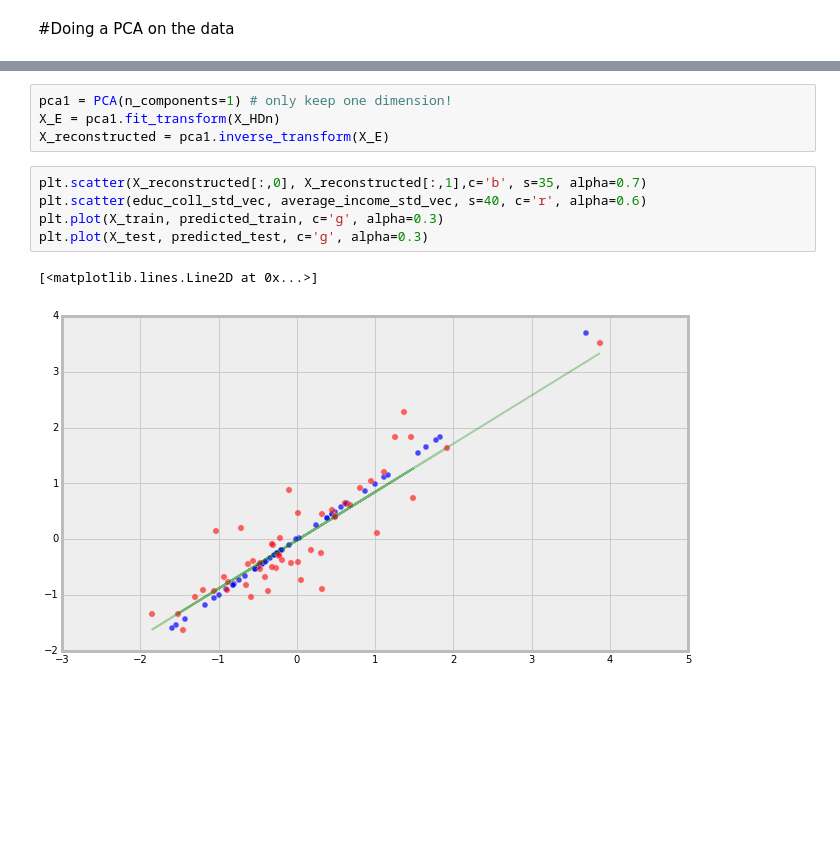
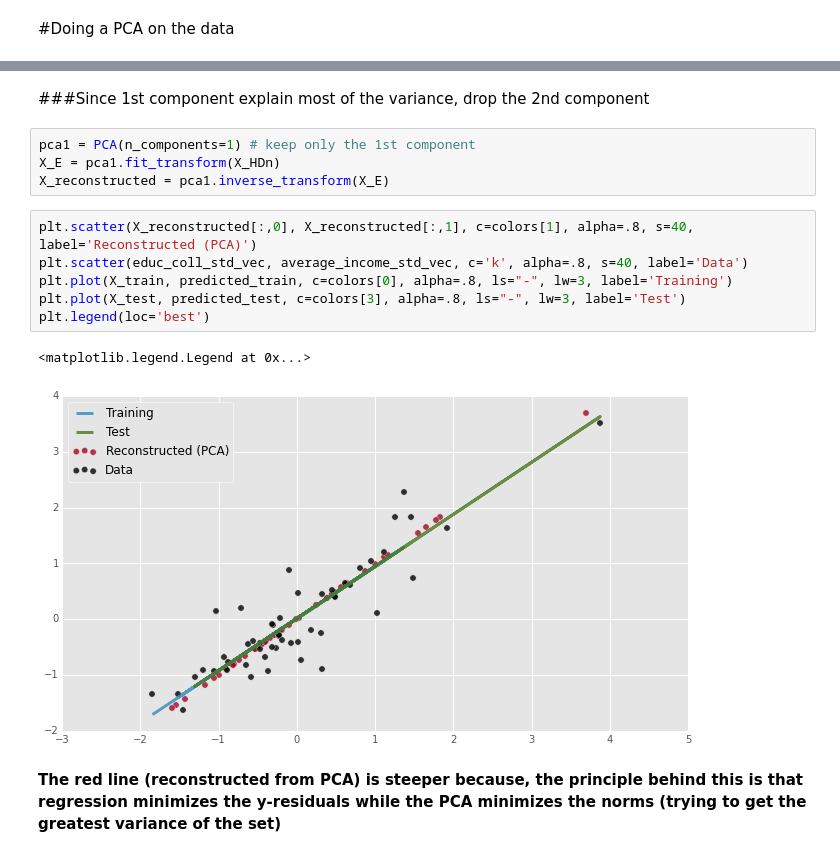
Before and after one commit to jthang/MachineLearningLab, a Jupyter notebook: lab_scikit_learn_PCA.ipynb, the cells around one changed output, grey strips where cells are left out. Cells and saved outputs as stored; diff of their text form; blank space fills up the shorter version.

Commit message:
completed linear regression

```diff
--- a/lab_scikit_learn_PCA.ipynb
+++ b/lab_scikit_learn_PCA.ipynb
@@ -262,12 +279,17 @@ plt.scatter(X[:, 0], X[:, 1])
+# %% [markdown]
+###Since 1st component explain most of the variance, drop the 2nd component
 # %%
-pca1 = PCA(n_components=1) # only keep one dimension!
+pca1 = PCA(n_components=1) # keep only the 1st component
 X_E = pca1.fit_transform(X_HDn)
 X_reconstructed = pca1.inverse_transform(X_E)
 # %%
-plt.scatter(X_reconstructed[:,0], X_reconstructed[:,1],c='b', s=35, alpha=0.7)
-plt.scatter(educ_coll_std_vec, average_income_std_vec, s=40, c='r', alpha=0.6)
-plt.plot(X_train, predicted_train, c='g', alpha=0.3)
-plt.plot(X_test, predicted_test, c='g', alpha=0.3)
+plt.scatter(X_reconstructed[:,0], X_reconstructed[:,1], c=colors[1], alpha=.8, s=40, label='Reconstructed (PCA)')
+plt.scatter(educ_coll_std_vec, average_income_std_vec, c='k', alpha=.8, s=40, label='Data')
+plt.plot(X_train, predicted_train, c=colors[0], alpha=.8, ls="-", lw=3, label='Training')
+plt.plot(X_test, predicted_test, c=colors[3], alpha=.8, ls="-", lw=3, label='Test')
+plt.legend(loc='best')
 # %% [output]
-[<matplotlib.lines.Line2D at 0x...>]
+<matplotlib.legend.Legend at 0x...>
-[figure, old version]
+[figure, new version]
+# %% [markdown]
+**The red line (reconstructed from PCA) is steeper because, the principle behind this is that regression minimizes the y-residuals while the PCA minimizes the norms (trying to get the greatest variance of the set)**
```
Also changed, not shown: parts of 18 cells of this notebook.
